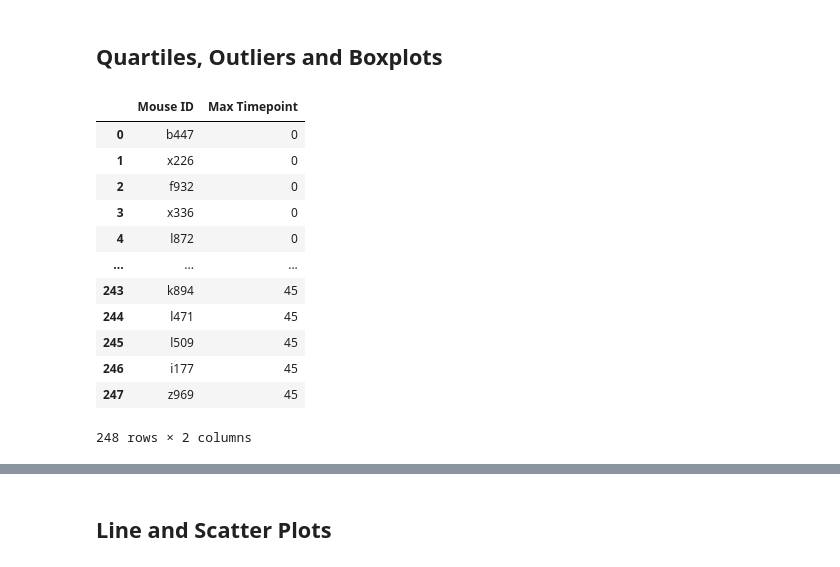
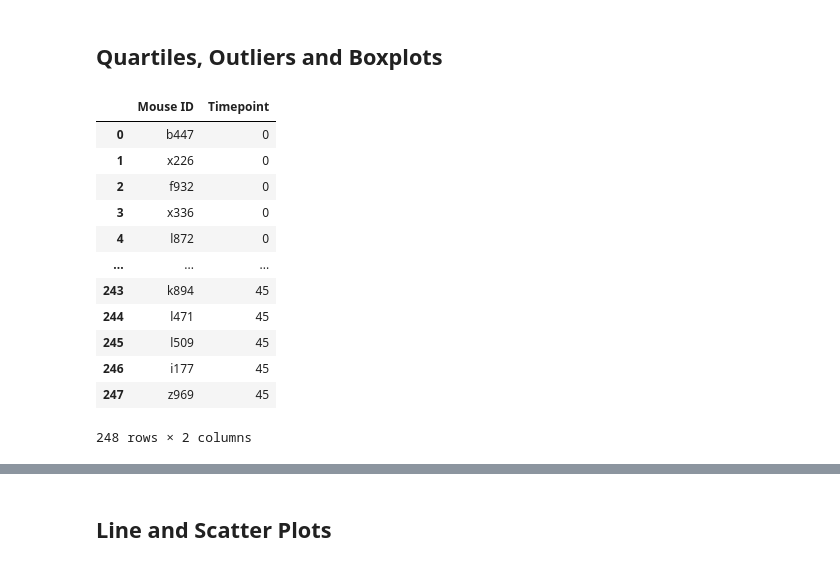
Before and after one commit to ramses93/matplotlib, a Jupyter notebook: Pymaceuticals.ipynb, the cells around one changed output, grey strips where cells are left out. Cells and saved outputs as stored; diff of their text form; code cells hidden in the pictures.

```diff
--- a/Pymaceuticals.ipynb
+++ b/Pymaceuticals.ipynb
@@ -191,12 +182,12 @@ Text(0.5, 1.0, 'Distribution of Male versus Female')
 # %%
 # Calculate the final tumor volume of each mouse across four of the treatment regimens:
 # Capomulin, Ramicane, Infubinol, and Ceftamin
 # Start by getting the last (greatest) timepoint for each mouse
-drug_treatment = pd.DataFrame(clean_df_data.groupby("Mouse ID")["Timepoint"].max().sort_values()).reset_index().rename(columns={"Timepoint":"Max Timepoint"})
+drug_treatment = pd.DataFrame(clean_df_data.groupby("Mouse ID")["Timepoint"].max().sort_values()).reset_index()
 
 drug_treatment
 # %% [output]
-|  | Mouse ID | Max Timepoint |
+|  | Mouse ID | Timepoint |
 | 0 | b447 | 0 |
 | 1 | x226 | 0 |
 | 2 | f932 | 0 |
```
Also changed, not shown: parts of 14 cells of this notebook.
